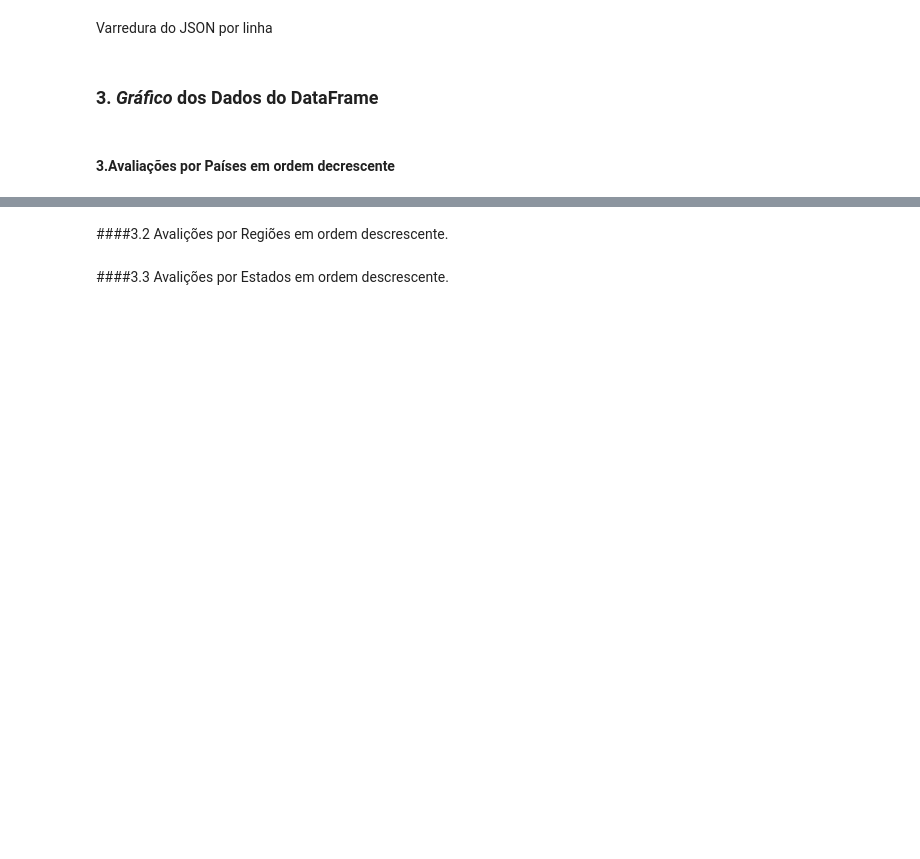
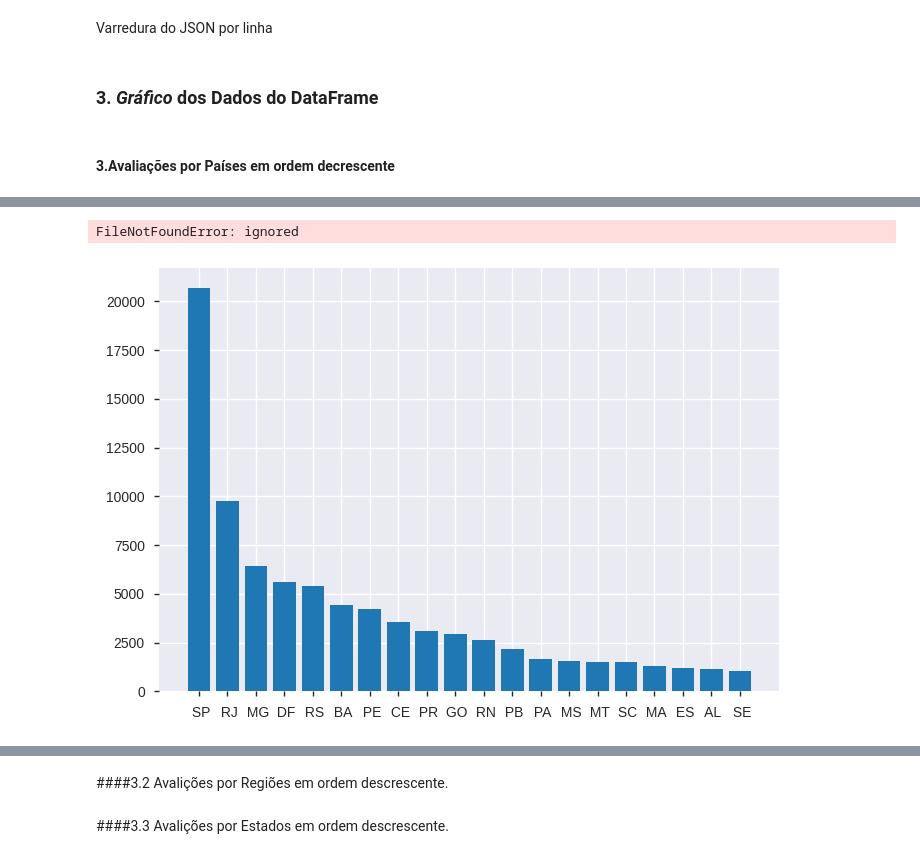
Before and after one commit to danielleitesoares/Work_Sentimental_Analyzer_Of_Restaurant_Issue, a Jupyter notebook: Analise_dos_Sentimentos_Restaurantes.ipynb, the cells around one changed output, grey strips where cells are left out. Saved outputs shown, nothing was run; the diff lists cells and outputs as text; code cells hidden in the pictures; blank space fills up the shorter version.

```diff
--- a/Analise_dos_Sentimentos_Restaurantes.ipynb
+++ b/Analise_dos_Sentimentos_Restaurantes.ipynb
@@ -92,0 +109,3 @@ Varredura do JSON por linha
+# %%
+df_Estado = df['Estado'].value_counts().to_frame()[:20] # https://www.kaggle.com/parulpandey/five-ways-to-use-value-counts https://re-thought.com/pandas-value_counts/https://re-thought.com/pandas-value_counts/
+df_Estado.head(10)
@@ -92,0 +124,10 @@ Varredura do JSON por linha
+# %%
+# https://dados.gov.br/dataset/malha-geometrica-dos-municipios-brasileiros
+df_coord = pd.read_excel ('C:\Python\dowload\DastasetCoord.xls', sheet_name = 'Municípios e Coord. Sedes 2013')
+# %% [output]
+FileNotFoundError: ignored
+# %%
+plt.bar(df_Estado.index,df_Estado['Estado'])
+plt.show()
+# %% [output]
+[figure, added]
```
Also changed, not shown: parts of 12 cells of this notebook.
